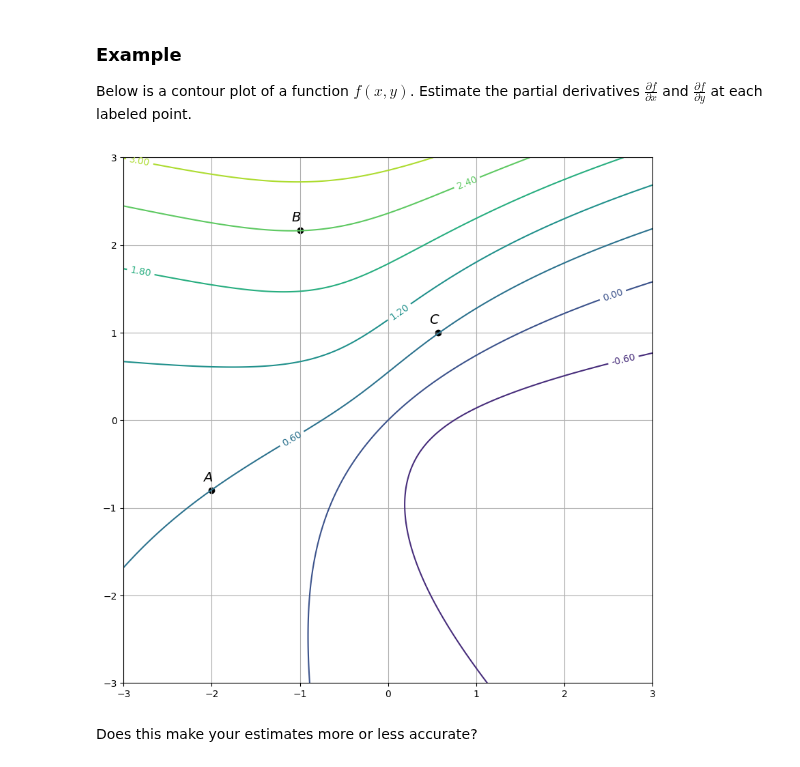
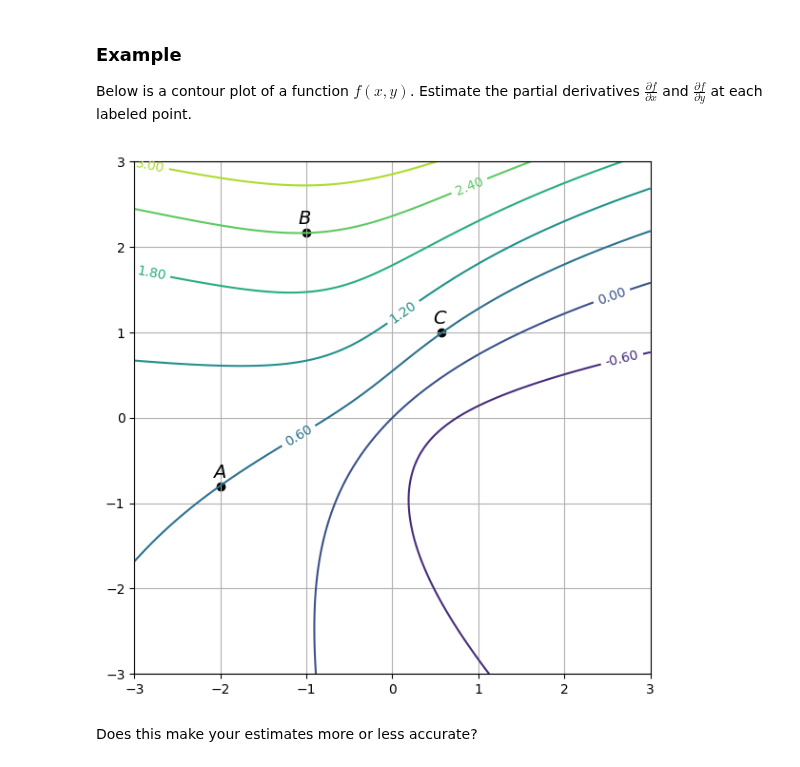
Before and after one commit to drewyoungren/mvc, a Jupyter notebook: lec/mvc-L08.ipynb, the cells around one changed output. Cells and saved outputs as stored; diff of their text form; code cells hidden in the pictures.

```diff
--- a/lec/mvc-L08.ipynb
+++ b/lec/mvc-L08.ipynb
@@ -346,17 +348,17 @@ Below is a contour plot of a function $f(x,y)$. Estimate the partial derivatives
 # %%
 X = Y = np.linspace(-3,3,400)
 X,Y = np.meshgrid(X,Y)
 Z = (1.5**Y*Y - X) / sqrt(X**2 + Y**2 + 1)
-plt.figure(figsize=(10,10))
+plt.figure(figsize=(7,7))
 cs = plt.contour(X,Y,Z)
 pts=np.column_stack([[-2,-.8],[-1,2.17],[.57,1]])
 plt.scatter(pts[0],pts[1],color='k')
 for i,ch in enumerate("ABC"):
     plt.text(pts[0,i]-.1,pts[1,i]+.1,"${}$".format(ch),fontsize=14)
 plt.grid(True)
 plt.clabel(cs,fmt="%1.2f");
 # %% [output]
-[figure, old version]
+[figure, new version]
 # %% [markdown]
 Does this make your estimates more or less accurate?
 # %%
```
Also changed, not shown: parts of 3 cells of this notebook.
